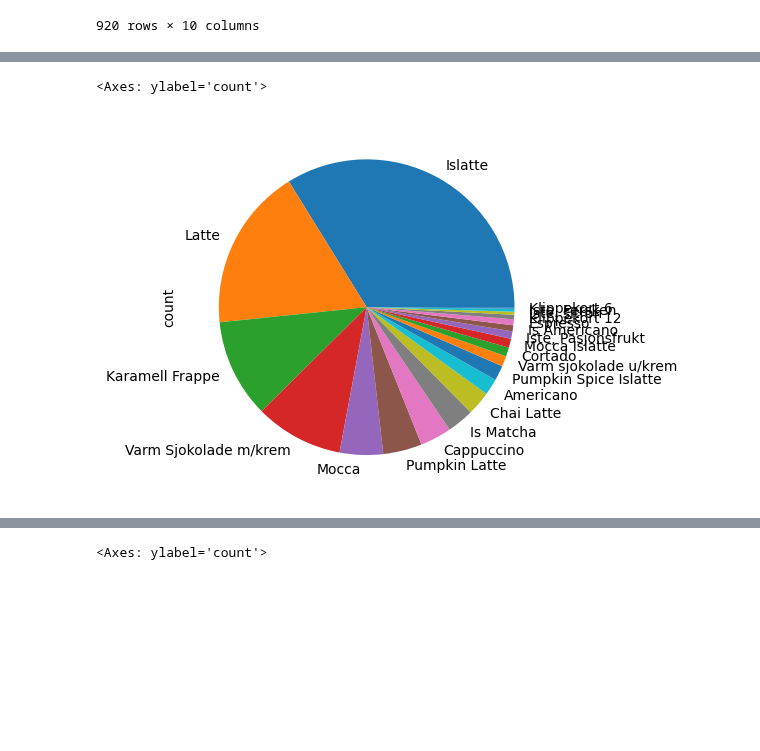
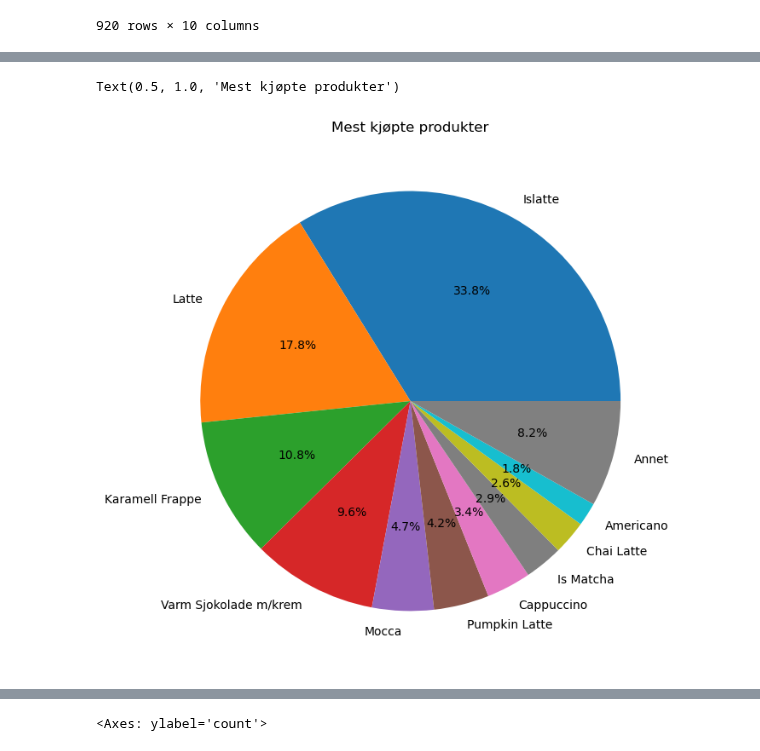
Before and after one commit to IldenH/projects, a Jupyter notebook: tof1/kaffediem/main.ipynb, the cells around one changed output, grey strips where cells are left out. Cells and saved outputs as stored; diff of their text form; code cells hidden in the pictures; blank space fills up the shorter version.

```diff
--- a/tof1/kaffediem/main.ipynb
+++ b/tof1/kaffediem/main.ipynb
@@ -69,8 +94,23 @@ df
 # %%
-df["item_name"].value_counts().plot(kind="pie")
+counts = df["item_name"].value_counts()
+top10 = counts.head(10)
+other = counts[10:].sum()
+top10_with_other = pd.concat([top10, pd.Series({'Annet': other})])
+
+colors = plt.cm.tab10.colors
+colors = list(colors[:len(top10)]) + ['gray']
+
+# Plot
+top10_with_other.plot(
+    kind="pie",
+    autopct='%1.1f%%',
+    figsize=(8, 8),
+    colors=colors
+)
+plt.title("Mest kjøpte produkter")
 # %% [output]
-<Axes: ylabel='count'>
+Text(0.5, 1.0, 'Mest kjøpte produkter')
-[figure, old version]
+[figure, new version]
 # %%
 df_n = df.select_dtypes(include=["number"])
 corr = df_n.corr()
```
Also changed, not shown: parts of 14 cells of this notebook.
